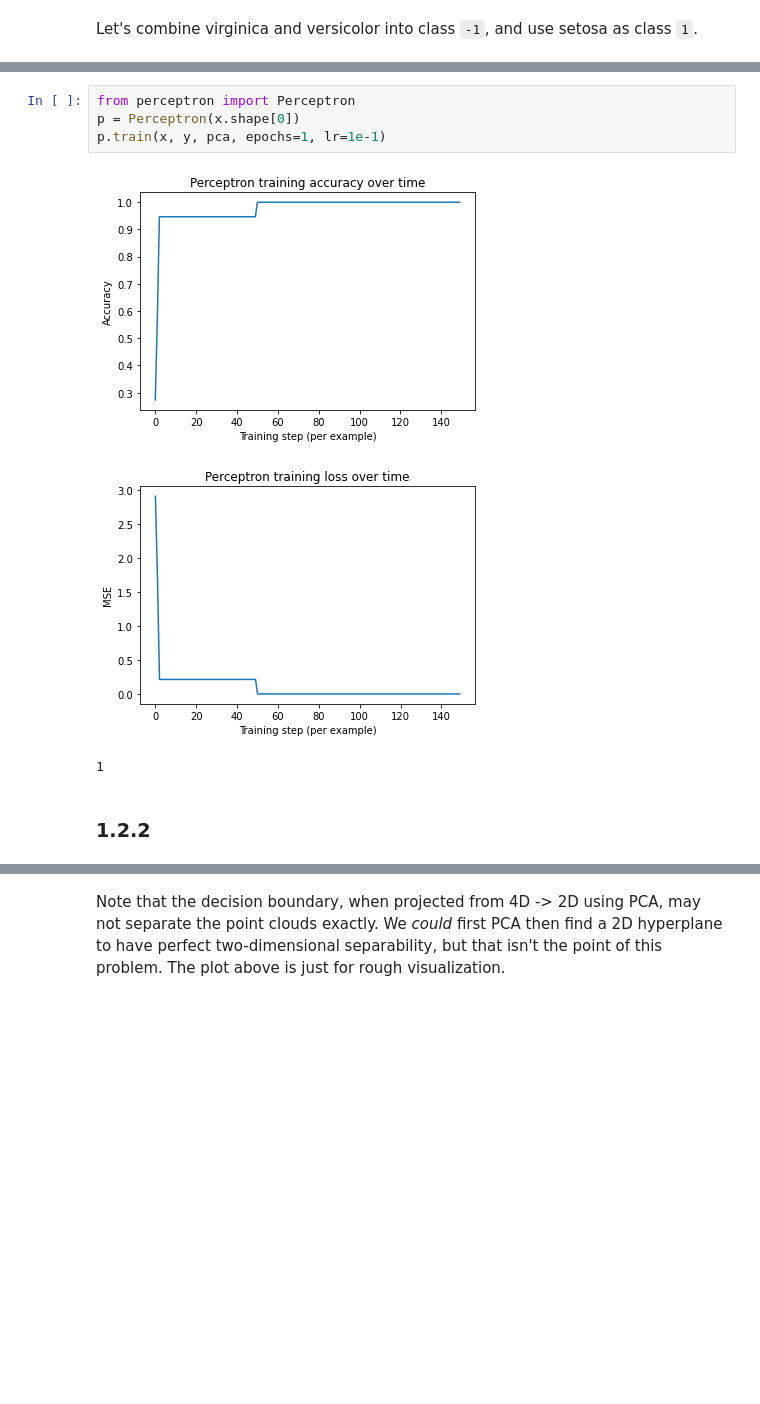
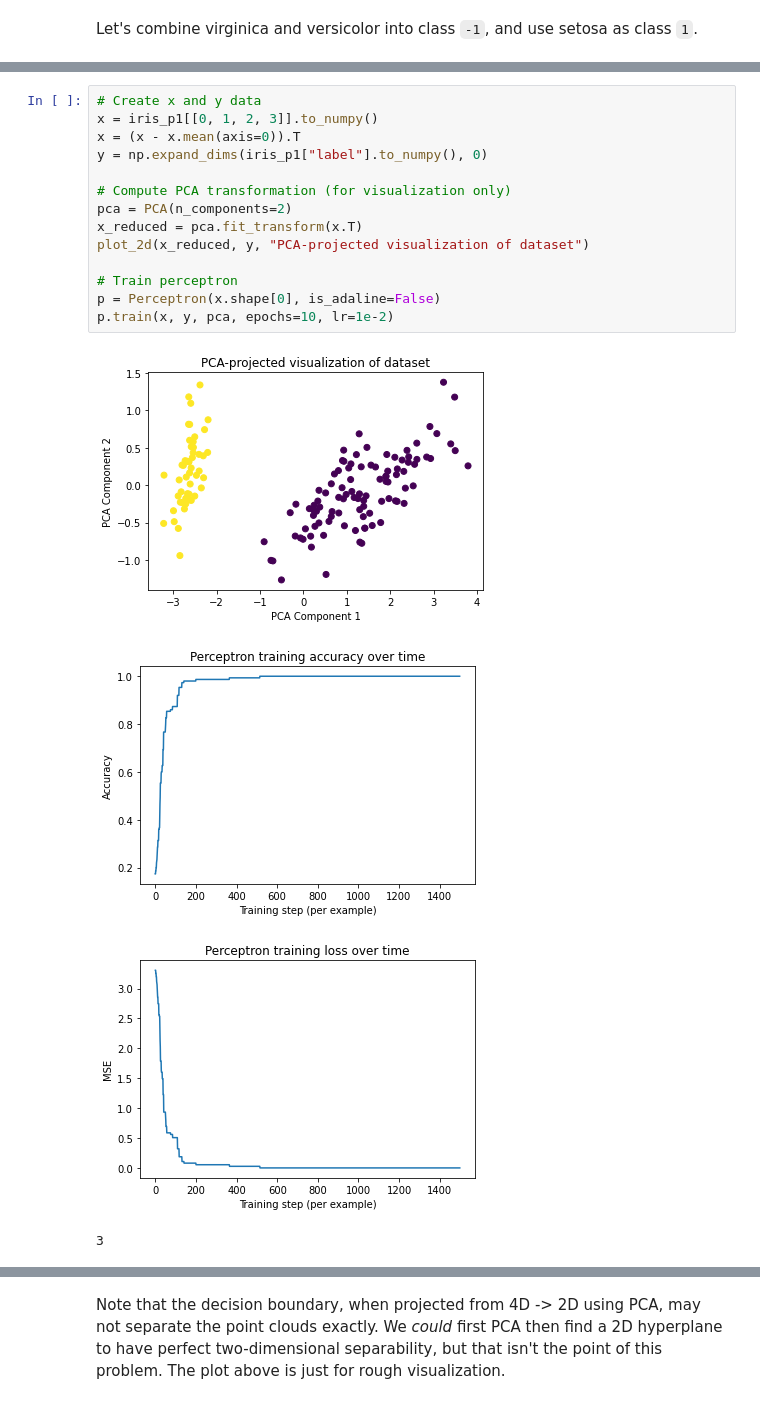
Before and after one commit to kmeng01/9.53-psets, a Jupyter notebook: pset-1/solution.ipynb, the cells around one changed output, grey strips where cells are left out. Cells and saved outputs as stored; diff of their text form; blank space fills up the shorter version.

```diff
--- a/pset-1/solution.ipynb
+++ b/pset-1/solution.ipynb
@@ -52,11 +65,20 @@ y = np.expand_dims(iris["label"].to_numpy(), 0)
-# %%
-from perceptron import Perceptron
-p = Perceptron(x.shape[0])
-p.train(x, y, pca, epochs=1, lr=1e-1)
-# %% [output]
-[figure, removed]
-[figure, removed]
-1
-# %% [markdown]
-### 1.2.2
+# %%
+# Create x and y data
+x = iris_p1[[0, 1, 2, 3]].to_numpy()
+x = (x - x.mean(axis=0)).T
+y = np.expand_dims(iris_p1["label"].to_numpy(), 0)
+
+# Compute PCA transformation (for visualization only)
+pca = PCA(n_components=2)
+x_reduced = pca.fit_transform(x.T)
+plot_2d(x_reduced, y, "PCA-projected visualization of dataset")
+
+# Train perceptron
+p = Perceptron(x.shape[0], is_adaline=False)
+p.train(x, y, pca, epochs=10, lr=1e-2)
+# %% [output]
+[figure, added]
+[figure, added]
+[figure, added]
+3
 # %%
```
Also changed, not shown: parts of 27 cells of this notebook, 2 other files.
